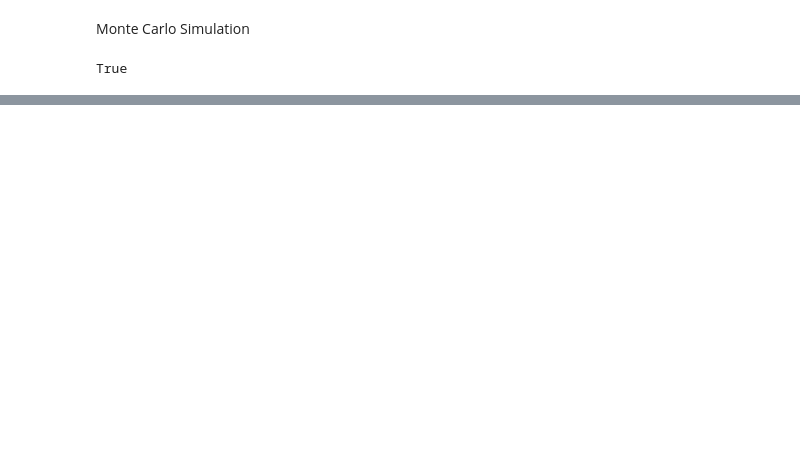
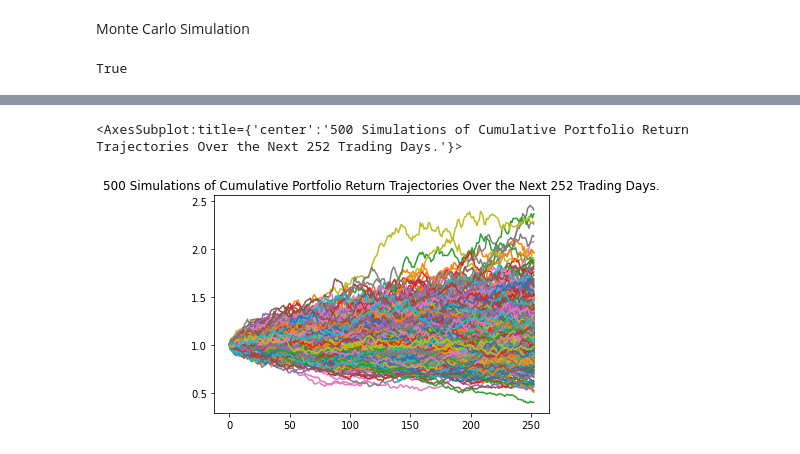
Before and after one commit to jojomani/modern_ecommerce_analysis, a Jupyter notebook: Modern_Variance_Analysis.ipynb, the cells around one changed output, grey strips where cells are left out. Cells and saved outputs as stored; diff of their text form; code cells hidden in the pictures; blank space fills up the shorter version.

```diff
--- a/Modern_Variance_Analysis.ipynb
+++ b/Modern_Variance_Analysis.ipynb
@@ -592,3 +627,9 @@ ValueError: Dot product shape mismatch, (253, 5) vs (2,)
+# %%
+# Plot simulation outcomes
+one_year_simulation.plot_simulation()
+# %% [output]
+<AxesSubplot:title={'center':'500 Simulations of Cumulative Portfolio Return Trajectories Over the Next 252 Trading Days.'}>
+[figure, added]
 # %%
 # Gathering historical data for our list of 5-10 Eommerce stocks from 2018-2021 and putting in into a dataframe
 
```
Also changed, not shown: parts of 26 cells of this notebook.
